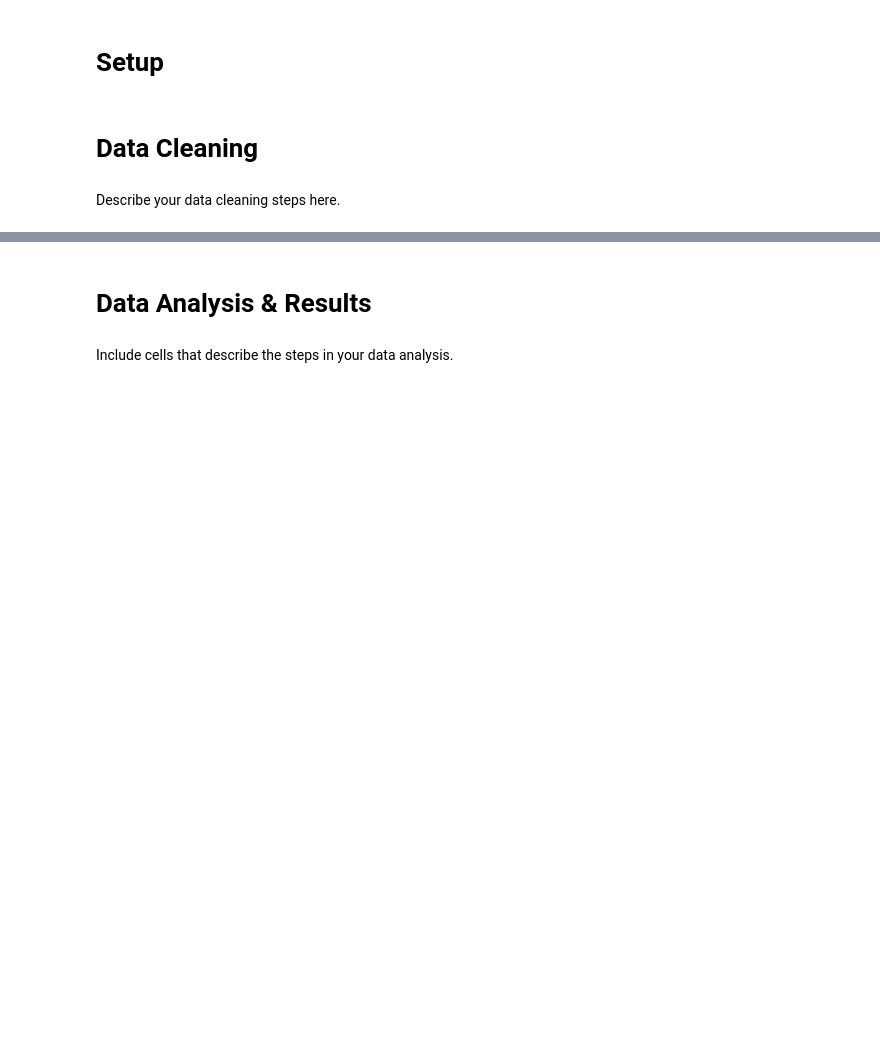
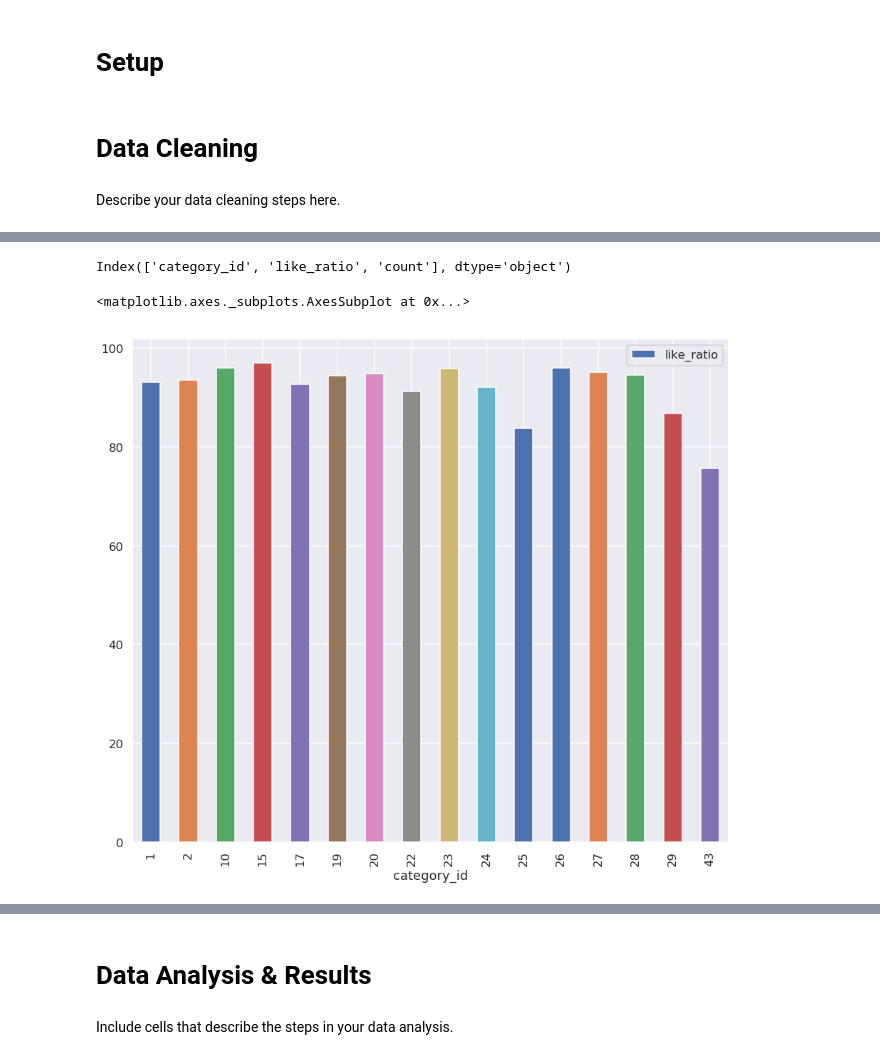
Before and after one commit to YuechenL/COGS108FinalProject, a Jupyter notebook: FinalProject.ipynb, the cells around one changed output, grey strips where cells are left out. Drawn from its saved outputs; the diff is of its cells as text; code cells hidden in the pictures; blank space fills up the shorter version.

```diff
--- a/FinalProject.ipynb
+++ b/FinalProject.ipynb
@@ -64,0 +129,6 @@ Describe your data cleaning steps here.
+# %%
+#This is for our category analysis
+category_likes_df = youtube_df[['category_id','like_ratio']].copy()
+category_likes_df['count'] = category_likes_df.groupby('category_id')['category_id'].transform('count')
+print(category_likes_df)
+category_likes_df = category_likes_df.groupby(['category_id'])[['category_id','like_ratio','count']].mean()
@@ -64,0 +174,9 @@ Describe your data cleaning steps here.
+# %%
+category_likes_df.columns
+# %% [output]
+Index(['category_id', 'like_ratio', 'count'], dtype='object')
+# %%
+category_likes_df.plot.bar(x = 'category_id', y = 'like_ratio', figsize=(15,13))
+# %% [output]
+<matplotlib.axes._subplots.AxesSubplot at 0x...>
+[figure, added]
```
Also changed, not shown: parts of 14 cells of this notebook.
